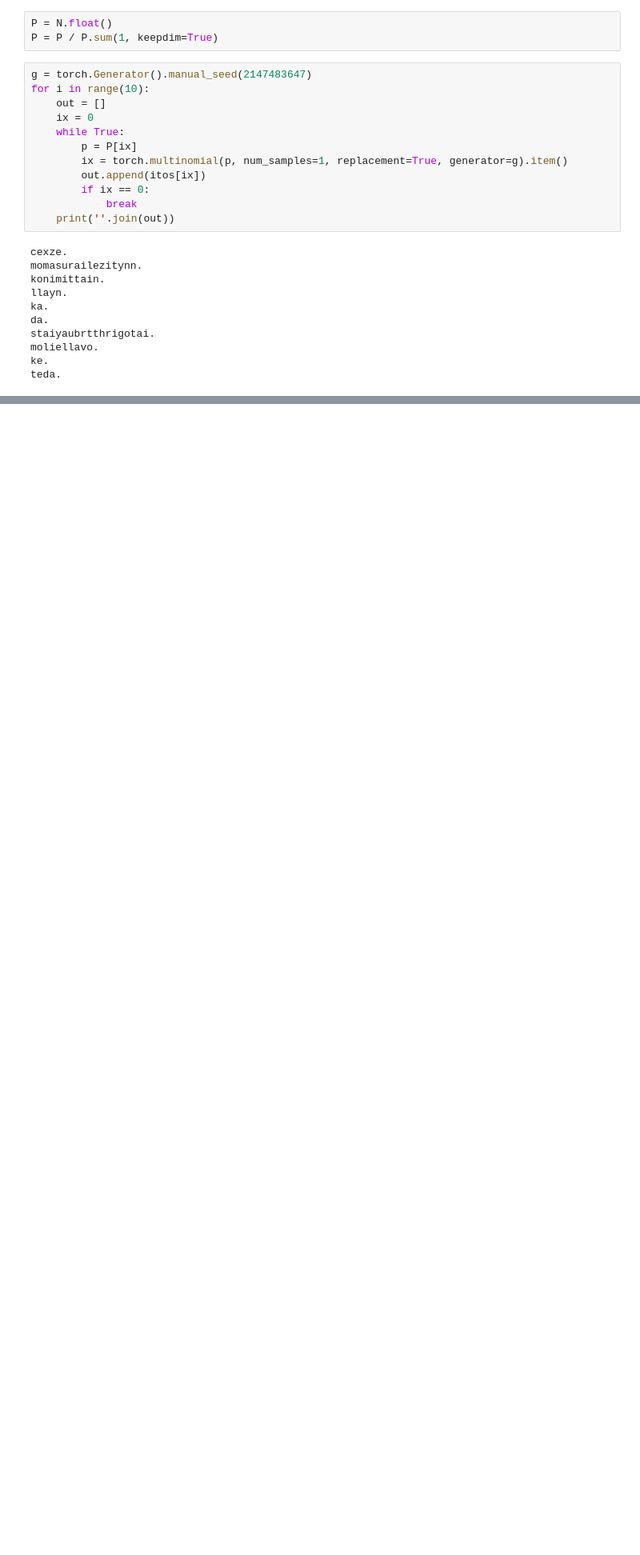
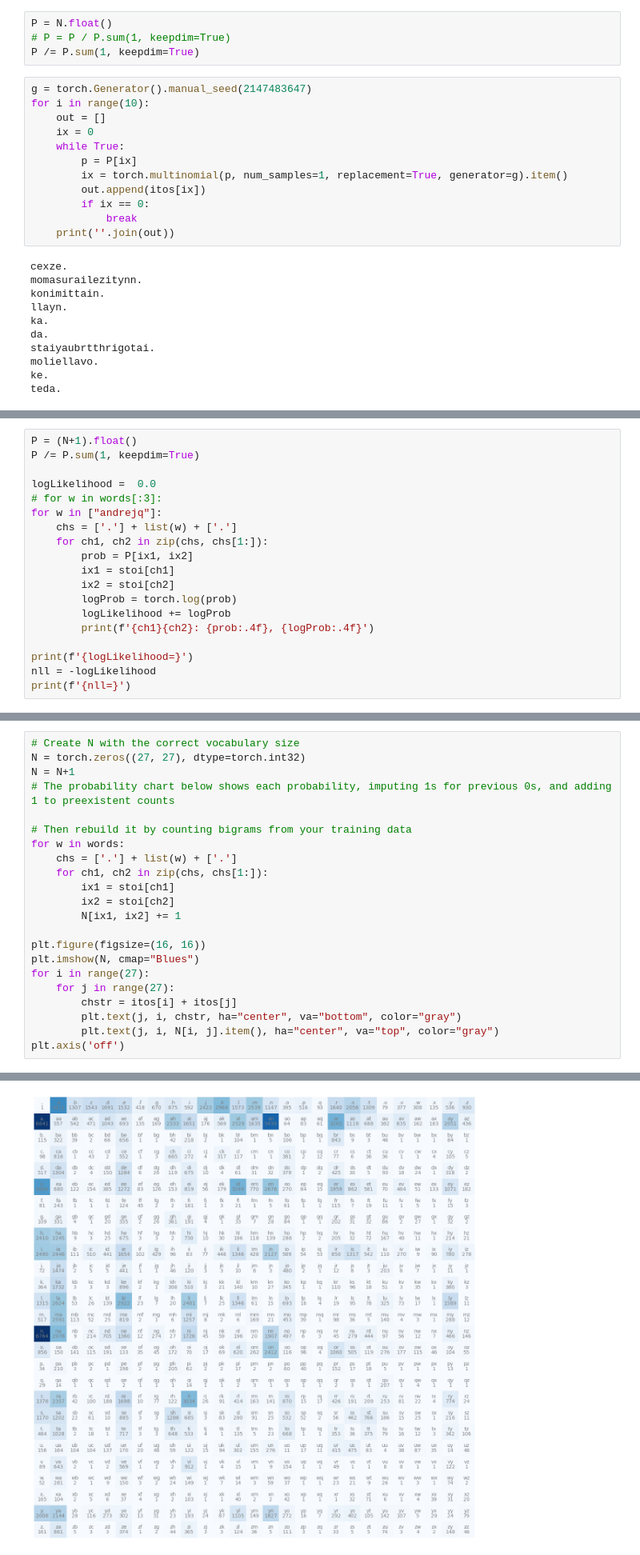
Before and after one commit to Sidharth6Shah/Neural-Networks-Technical, a Jupyter notebook: makemore.ipynb, the cells around one changed output, grey strips where cells are left out. Shown at 80% size. Drawn from its saved outputs; the diff is of its cells as text; blank space fills up the shorter version.

```diff
--- a/makemore.ipynb
+++ b/makemore.ipynb
@@ -145,7 +145,8 @@ plt.axis('off')
 Loop:
 # %%
 P = N.float()
-P = P / P.sum(1, keepdim=True)
+# P = P / P.sum(1, keepdim=True)
+P /= P.sum(1, keepdim=True)
 # %%
 g = torch.Generator().manual_seed(2147483647)
 for i in range(10):
@@ -171,0 +274,19 @@ teda.
+# %%
+P = (N+1).float()
+P /= P.sum(1, keepdim=True)
+
+logLikelihood =  0.0
+# for w in words[:3]:
+for w in ["andrejq"]:
+    chs = ['.'] + list(w) + ['.']
+    for ch1, ch2 in zip(chs, chs[1:]):
+        prob = P[ix1, ix2]
+        ix1 = stoi[ch1]
+        ix2 = stoi[ch2]
+        logProb = torch.log(prob)
+        logLikelihood += logProb
+        print(f'{ch1}{ch2}: {prob:.4f}, {logProb:.4f}')
+
+print(f'{logLikelihood=}')
+nll = -logLikelihood
+print(f'{nll=}')
@@ -171,0 +306,23 @@ teda.
+# %%
+# Create N with the correct vocabulary size
+N = torch.zeros((27, 27), dtype=torch.int32)
+N = N+1
+# The probability chart below shows each probability, imputing 1s for previous 0s, and adding 1 to preexistent counts
+
+# Then rebuild it by counting bigrams from your training data
+for w in words:
+    chs = ['.'] + list(w) + ['.']
+    for ch1, ch2 in zip(chs, chs[1:]):
+        ix1 = stoi[ch1]
+        ix2 = stoi[ch2]
+        N[ix1, ix2] += 1
+
+plt.figure(figsize=(16, 16))
+plt.imshow(N, cmap="Blues")
+for i in range(27):
+    for j in range(27):
+        chstr = itos[i] + itos[j]
+        plt.text(j, i, chstr, ha="center", va="bottom", color="gray")
+        plt.text(j, i, N[i, j].item(), ha="center", va="top", color="gray")
+plt.axis('off')
+# %% [output]
@@ -171,0 +330 @@ teda.
+[figure, added]
```
Also changed, not shown: parts of 20 cells of this notebook.
